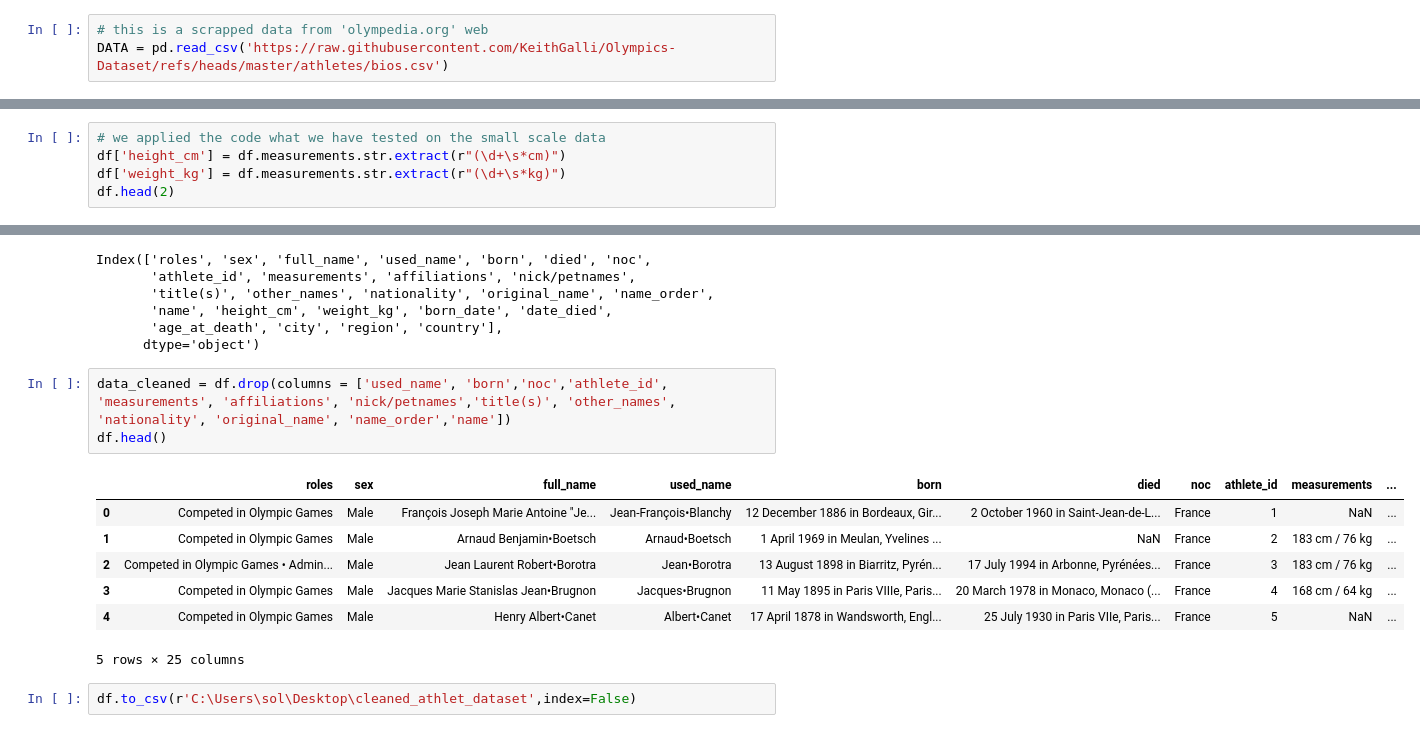
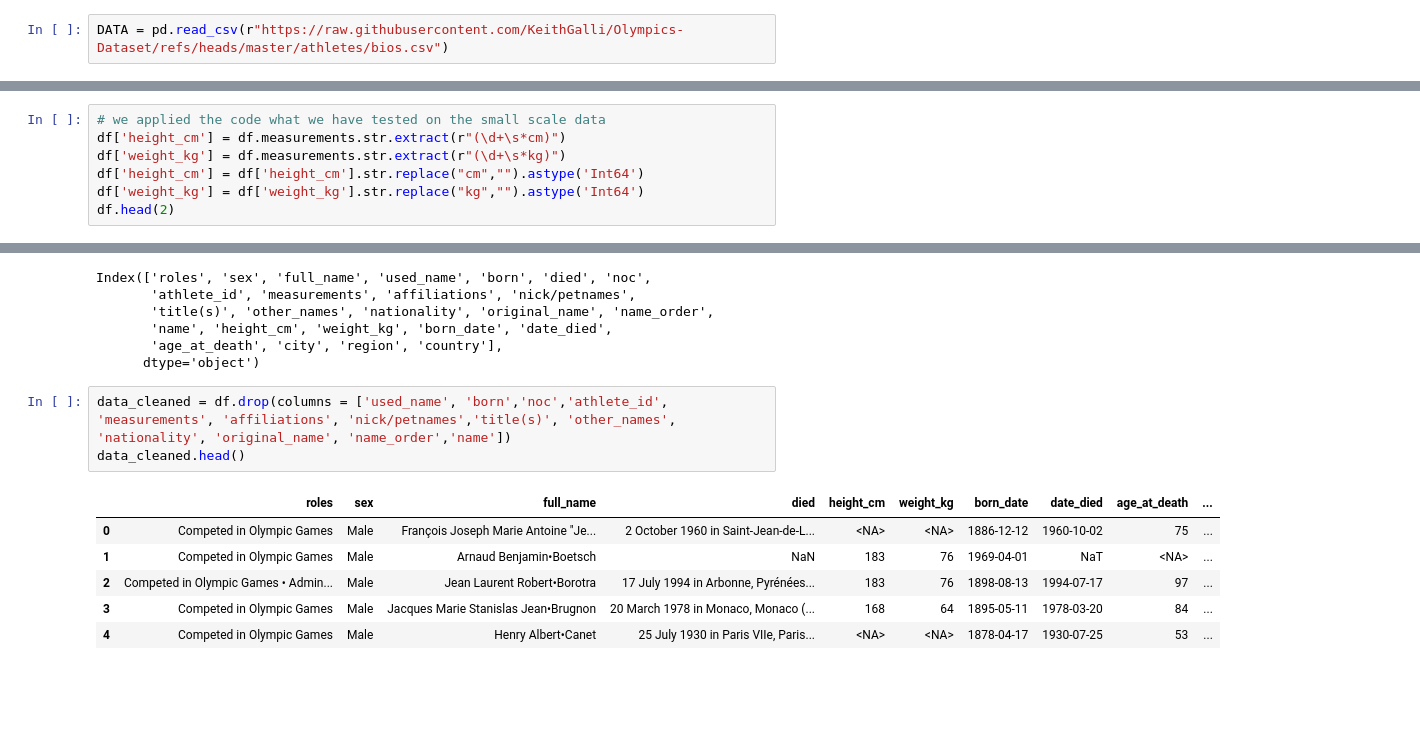
Before and after one commit to solomon7-data/Employee-, a Jupyter notebook: Advanced_Data_Cleaning_for_real_world_data_set.ipynb, the cells around one changed output, grey strips where cells are left out. Saved outputs shown, nothing was run; the diff lists cells and outputs as text; blank space fills up the shorter version.

```diff
--- a/Advanced_Data_Cleaning_for_real_world_data_set.ipynb
+++ b/Advanced_Data_Cleaning_for_real_world_data_set.ipynb
@@ -6,4 +7,3 @@ import numpy as np
 import matplotlib.pyplot as plt
 # %%
-# this is a scrapped data from 'olympedia.org' web
-DATA = pd.read_csv('https://raw.githubusercontent.com/KeithGalli/Olympics-Dataset/refs/heads/master/athletes/bios.csv')
+DATA = pd.read_csv(r"https://raw.githubusercontent.com/KeithGalli/Olympics-Dataset/refs/heads/master/athletes/bios.csv")
@@ -111,6 +111,8 @@ toy
 # we applied the code what we have tested on the small scale data
 df['height_cm'] = df.measurements.str.extract(r"(\d+\s*cm)")
 df['weight_kg'] = df.measurements.str.extract(r"(\d+\s*kg)")
+df['height_cm'] = df['height_cm'].str.replace("cm","").astype('Int64')
+df['weight_kg'] = df['weight_kg'].str.replace("kg","").astype('Int64')
 df.head(2)
 # %% [output]
 |  | roles | sex | full_name | used_name | born | died | noc | athlete_id | measurements | ... |
@@ -228,14 +230,11 @@ Index(['roles', 'sex', 'full_name', 'used_name', 'born', 'died', 'noc',
       dtype='object')
 # %%
 data_cleaned = df.drop(columns = ['used_name', 'born','noc','athlete_id', 'measurements', 'affiliations', 'nick/petnames','title(s)', 'other_names', 'nationality', 'original_name', 'name_order','name'])
-df.head()
+data_cleaned.head()
 # %% [output]
-|  | roles | sex | full_name | used_name | born | died | noc | athlete_id | measurements | ... |
-| 0 | Competed in Olympic Games | Male | François Joseph Marie Antoine "Je... | Jean-François•Blanchy | 12 December 1886 in Bordeaux, Gir... | 2 October 1960 in Saint-Jean-de-L... | France | 1 | NaN | ... |
-| 1 | Competed in Olympic Games | Male | Arnaud Benjamin•Boetsch | Arnaud•Boetsch | 1 April 1969 in Meulan, Yvelines ... | NaN | France | 2 | 183 cm / 76 kg | ... |
-| 2 | Competed in Olympic Games • Admin... | Male | Jean Laurent Robert•Borotra | Jean•Borotra | 13 August 1898 in Biarritz, Pyrén... | 17 July 1994 in Arbonne, Pyrénées... | France | 3 | 183 cm / 76 kg | ... |
-| 3 | Competed in Olympic Games | Male | Jacques Marie Stanislas Jean•Brugnon | Jacques•Brugnon | 11 May 1895 in Paris VIIIe, Paris... | 20 March 1978 in Monaco, Monaco (... | France | 4 | 168 cm / 64 kg | ... |
-| 4 | Competed in Olympic Games | Male | Henry Albert•Canet | Albert•Canet | 17 April 1878 in Wandsworth, Engl... | 25 July 1930 in Paris VIIe, Paris... | France | 5 | NaN | ... |
+|  | roles | sex | full_name | died | height_cm | weight_kg | born_date | date_died | age_at_death | ... |
+| 0 | Competed in Olympic Games | Male | François Joseph Marie Antoine "Je... | 2 October 1960 in Saint-Jean-de-L... | <NA> | <NA> | 1886-12-12 | 1960-10-02 | 75 | ... |
+| 1 | Competed in Olympic Games | Male | Arnaud Benjamin•Boetsch | NaN | 183 | 76 | 1969-04-01 | NaT | <NA> | ... |
+| 2 | Competed in Olympic Games • Admin... | Male | Jean Laurent Robert•Borotra | 17 July 1994 in Arbonne, Pyrénées... | 183 | 76 | 1898-08-13 | 1994-07-17 | 97 | ... |
+| 3 | Competed in Olympic Games | Male | Jacques Marie Stanislas Jean•Brugnon | 20 March 1978 in Monaco, Monaco (... | 168 | 64 | 1895-05-11 | 1978-03-20 | 84 | ... |
+| 4 | Competed in Olympic Games | Male | Henry Albert•Canet | 25 July 1930 in Paris VIIe, Paris... | <NA> | <NA> | 1878-04-17 | 1930-07-25 | 53 | ... |
-5 rows × 25 columns
-# %%
-df.to_csv(r'C:\Users\sol\Desktop\cleaned_athlet_dataset',index=False)
```
Also changed, not shown: parts of 6 cells of this notebook.
